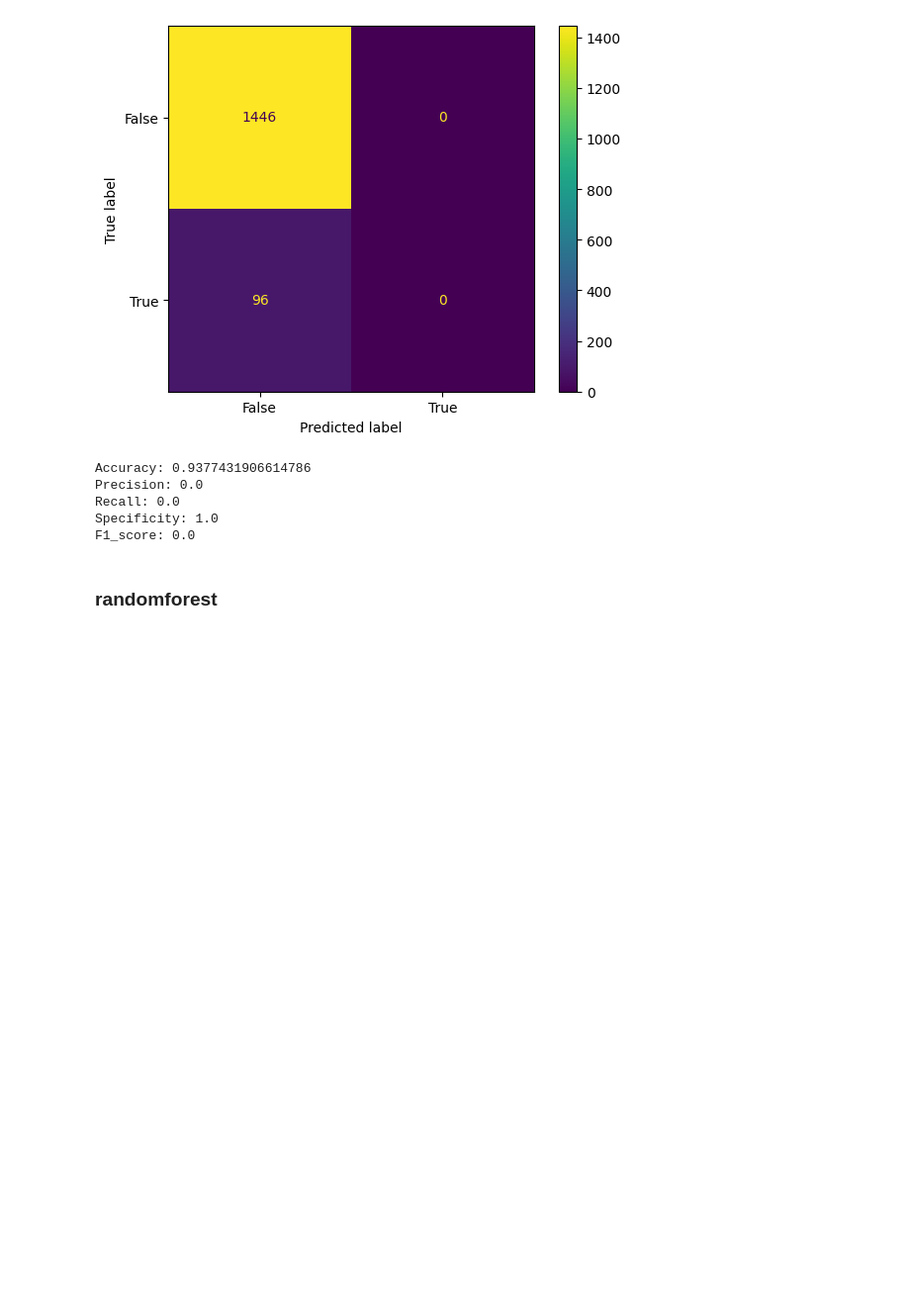
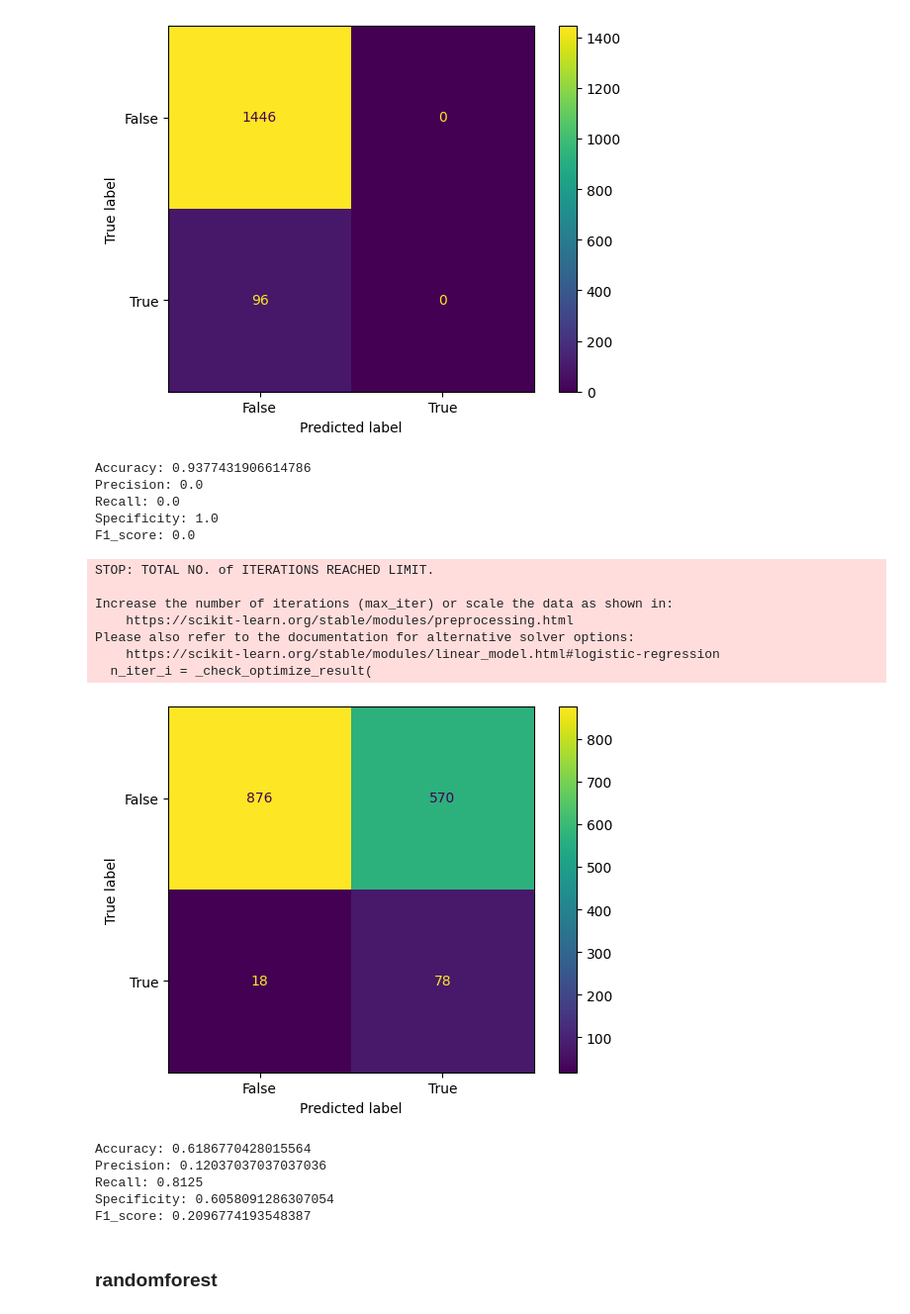
Before and after one commit to dapscc/bt4012_fraud, a Jupyter notebook: ml.ipynb, the cells around one changed output. Shown at 99% size. Saved outputs shown, nothing was run; the diff lists cells and outputs as text; code cells hidden in the pictures; blank space fills up the shorter version.

```diff
--- a/ml.ipynb
+++ b/ml.ipynb
@@ -6,20 +6,13 @@ from sklearn import metrics
 from sklearn.ensemble import RandomForestClassifier
 import matplotlib.pyplot as plt
 from scipy.stats import randint
+from get_processed_data import get_processed_data
 
 pd.options.display.max_rows = 60
 pd.options.display.max_columns = 60
 
 
-X = pd.read_csv("X")
-y = pd.read_csv("y")
-
-X.drop(columns=X.columns[0], axis=1, inplace=True)
-y.drop(columns=y.columns[0], axis=1, inplace=True)
-y = y.values.ravel()
-
-X_train, X_temp, y_train, y_temp = train_test_split(X, y, test_size=0.2, random_state=42)
-X_val, X_test, y_val, y_test = train_test_split(X_temp, y_temp, test_size=0.5, random_state=42)
+df4, X_train, y_train, X_val, y_val, X_test, y_test = get_processed_data()
 
 def show_metrics(actual, predicted):
     confusion_matrix = metrics.confusion_matrix(y_val, predicted)
@@ -27,10 +20,10 @@ def show_metrics(actual, predicted):
     cm_display.plot()
     plt.show()
     accuracy = metrics.accuracy_score(actual, predicted)
-    precision = metrics.precision_score(actual, predicted)
-    recall = metrics.recall_score(actual, predicted)
-    specificity = metrics.recall_score(actual, predicted, pos_label=0)
-    f1_score = metrics.f1_score(actual, predicted)
+    precision = metrics.precision_score(actual, predicted, pos_label="Yes")
+    recall = metrics.recall_score(actual, predicted, pos_label="Yes")
+    specificity = metrics.recall_score(actual, predicted, pos_label="No")
+    f1_score = metrics.f1_score(actual, predicted, pos_label="Yes")
     print(f"Accuracy: {accuracy}")
     print(f"Precision: {precision}")
     print(f"Recall: {recall}")
@@ -61,6 +58,25 @@ Precision: 0.0
 Recall: 0.0
 Specificity: 1.0
 F1_score: 0.0
+# %%
+logr = linear_model.LogisticRegression()
+logr.fit(X_over, y_over)
+predicted = logr.predict(X_val)
+show_metrics(y_val, predicted)
+# %% [output]
+STOP: TOTAL NO. of ITERATIONS REACHED LIMIT.
+
+Increase the number of iterations (max_iter) or scale the data as shown in:
+    https://scikit-learn.org/stable/modules/preprocessing.html
+Please also refer to the documentation for alternative solver options:
+    https://scikit-learn.org/stable/modules/linear_model.html#logistic-regression
+  n_iter_i = _check_optimize_result(
+[figure, added]
+Accuracy: 0.6186770428015564
+Precision: 0.12037037037037036
+Recall: 0.8125
+Specificity: 0.6058091286307054
+F1_score: 0.2096774193548387
 # %% [markdown]
 ### randomforest
 # %%
```
Also changed, not shown: parts of 14 cells of this notebook, 3 other files.
